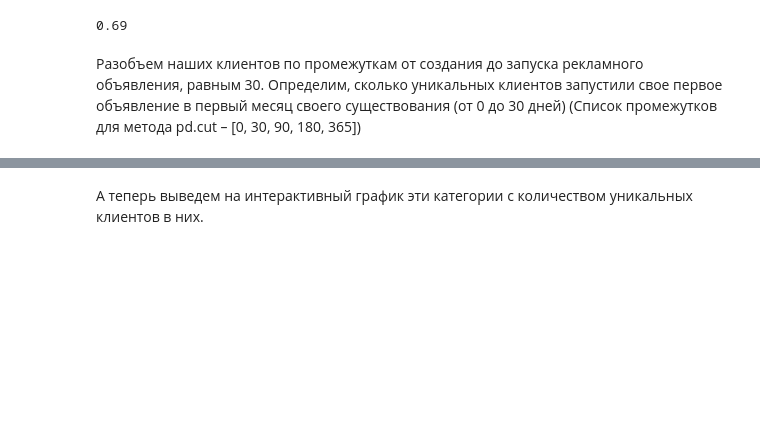
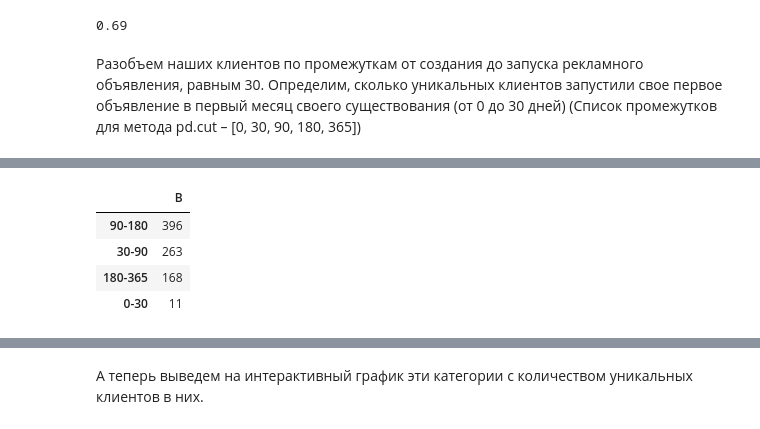
Before and after one commit to Mazgo55i/Data_Analysis, a Jupyter notebook: 9_Ads_campaign/Ads_campaign.ipynb, the cells around one changed output, grey strips where cells are left out. Saved outputs shown, nothing was run; the diff lists cells and outputs as text; code cells hidden in the pictures; blank space fills up the shorter version.

```diff
--- a/9_Ads_campaign/Ads_campaign.ipynb
+++ b/9_Ads_campaign/Ads_campaign.ipynb
@@ -398,0 +403,8 @@ creat_diff_groups = pd.cut(creat_diff, bins=bins, labels=['0-30','30-90', '90-18
+# %%
+pd.DataFrame(creat_diff_groups, columns=['B'])
+# %% [output]
+|  | B |
+| 90-180 | 396 |
+| 30-90 | 263 |
+| 180-365 | 168 |
+| 0-30 | 11 |
```
Also changed, not shown: parts of 3 cells of this notebook.
